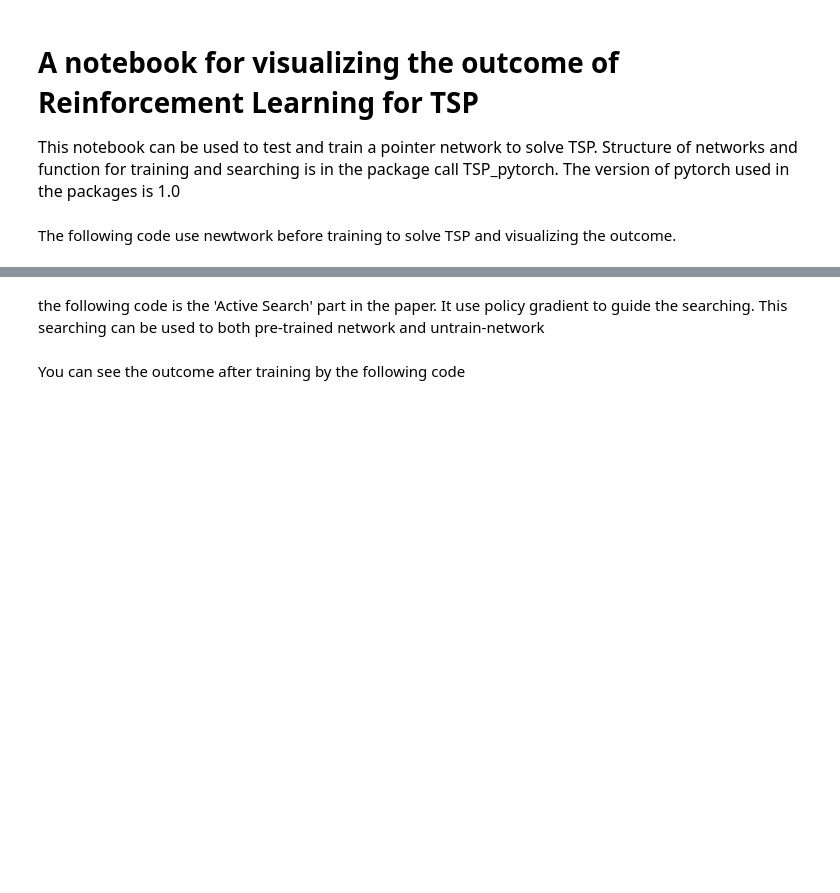
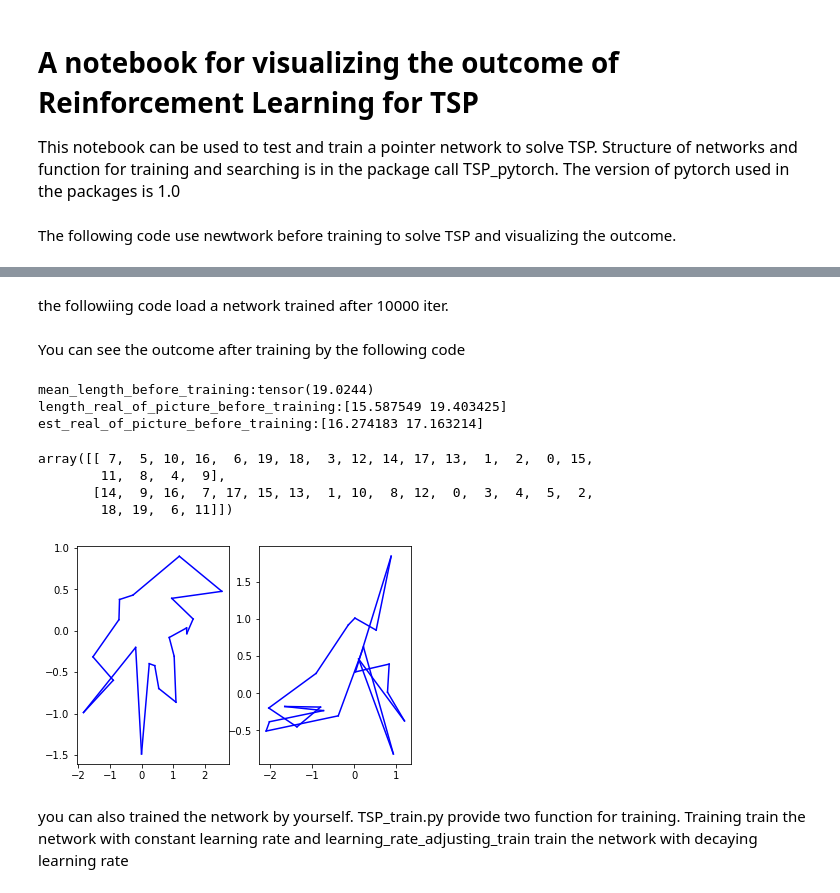
Before and after one commit to zhengsr3/Solving_Travelling_Salesman_Problem, a Jupyter notebook: Reinforcement_Learning_Pointer_Networks_TSP_Pytorch_visuallization.ipynb, the cells around one changed output, grey strips where cells are left out. Cells and saved outputs as stored; diff of their text form; code cells hidden in the pictures; blank space fills up the shorter version.

Commit message:
3.22 update
Devide the TSP_pytorch into three file.
Upload two trained network

```diff
--- a/Reinforcement_Learning_Pointer_Networks_TSP_Pytorch_visuallization.ipynb
+++ b/Reinforcement_Learning_Pointer_Networks_TSP_Pytorch_visuallization.ipynb
@@ -41,2 +36,0 @@ ptr_net,critic_net=training(ptr_net,critic_net,batch=128,city=20,coors=2,lr_c =
-# %% [markdown]
-the following code is the 'Active Search' part in the paper. It use policy gradient to guide the searching. This searching can be used to both pre-trained network and untrain-network
@@ -47,9 +37,25 @@ ptr_net=active_search(ptr_net,point,batch_size=128,plot_comp=True,plot_mean=True
+# %% [markdown]
+the followiing code load a network trained after 10000 iter.
+# %%
+ptr_net_trained=torch.load('train_deacy_ptr9.pkl')
+critic_net_trained=torch.load('train_deacy_critic9.pkl')
 # %% [markdown]
 You can see the outcome after training by the following code
 # %%
-roads=ptr_net.get_road(points)
+roads=ptr_net_trained.get_road(points)
 print('mean_length_before_training:'+str(torch.mean(get_length_sum(points,roads))))
 print('length_real_of_picture_before_training:'+str(get_length_sum(points,roads).numpy()[0:2]))
-print('est_real_of_picture_before_training:'+str(critic_net(points).detach().numpy()[0:2]))
+print('est_real_of_picture_before_training:'+str(critic_net_trained(points).detach().numpy()[0:2]))
 draw(points[0:2,:,:],roads[0:2,:])
 roads[0:2,]
+# %% [output]
+mean_length_before_training:tensor(19.0244)
+length_real_of_picture_before_training:[15.587549 19.403425]
+est_real_of_picture_before_training:[16.274183 17.163214]
+array([[ 7,  5, 10, 16,  6, 19, 18,  3, 12, 14, 17, 13,  1,  2,  0, 15,
+        11,  8,  4,  9],
+       [14,  9, 16,  7, 17, 15, 13,  1, 10,  8, 12,  0,  3,  4,  5,  2,
+        18, 19,  6, 11]])
+[figure, added]
+# %% [markdown]
+you can also trained the network by yourself. TSP_train.py provide two function for training. Training train the network with constant learning rate and learning_rate_adjusting_train train the network with decaying learning rate
```
Also changed, not shown: parts of 15 cells of this notebook, 6 other files.
